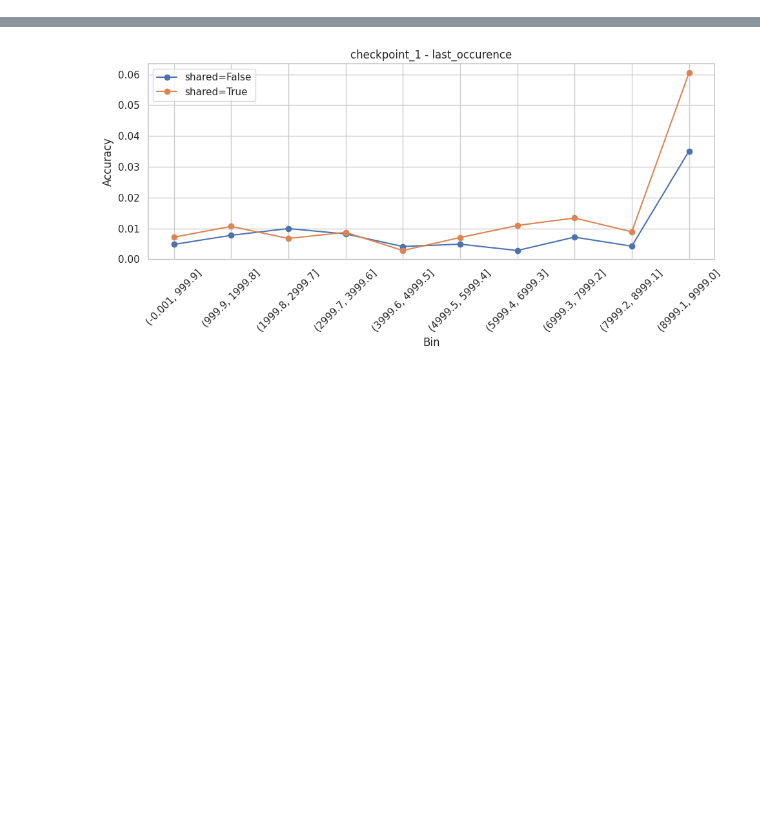
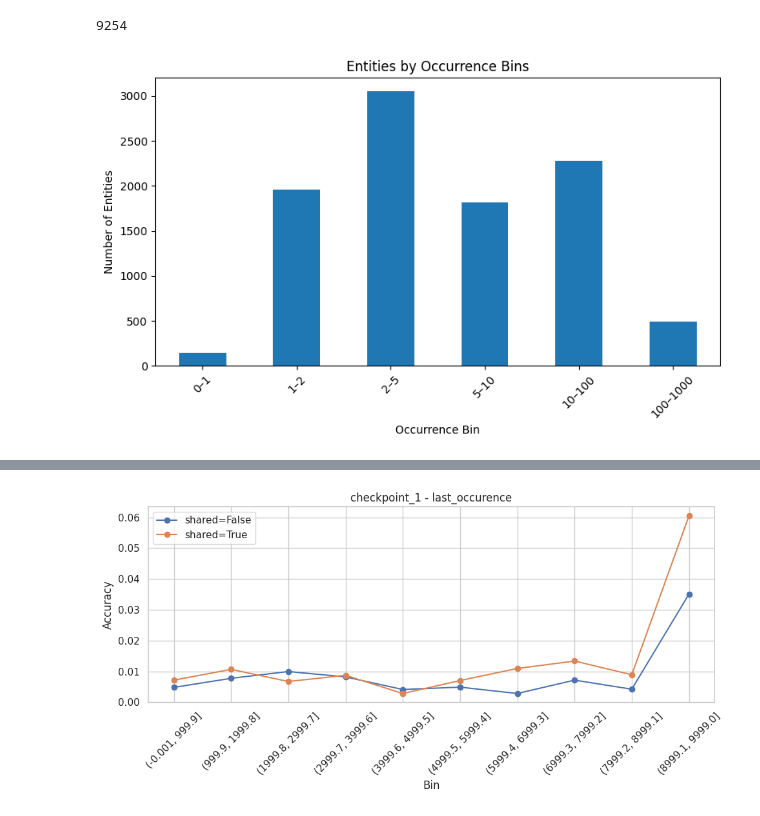
Before and after one commit to dhgottesman/OLMo-core, a Jupyter notebook: plot_performance_by_step.ipynb, the cells around one changed output, grey strips where cells are left out. Cells and saved outputs as stored; diff of their text form; code cells hidden in the pictures; blank space fills up the shorter version.

```diff
--- a/plot_performance_by_step.ipynb
+++ b/plot_performance_by_step.ipynb
@@ -172,3 +172,5 @@ def plot_occurences_of_last_seen_entities(df, checkpoint_name, output_folder):
 # %%
 all_checkpoints_performance_checkpoints = []
 all_last_bin_checkpoints = []
+# %%
+checkpoints = load_checkpoints(SHARED_CHECKPOINT_FOLDER)
@@ -175,3 +198,36 @@ all_last_bin_checkpoints = []
+# %%
+len([entity for entity, stats in checkpoints['checkpoint_final'].items() if "occurences" in stats and stats['occurences'] < 100])
+# %% [output]
+9254
+# %%
+# Step 1: Extract occurences
+entities = checkpoints['checkpoint_final']
+occurences_list = [info['occurences'] for info in entities.values() if 'occurences' in info]
+
+# Step 2: Define bins
+bins = [0, 1, 2, 5, 10, 100, 1000]  # Example bin edges
+bin_labels = [f"{bins[i]}–{bins[i+1]}" for i in range(len(bins)-1)]
+
+# Count how many occur in each bin
+import pandas as pd
+import numpy as np
+
+df = pd.DataFrame({'occurences': occurences_list})
+df['bin'] = pd.cut(df['occurences'], bins=bins, right=False, labels=bin_labels)
+
+bin_counts = df['bin'].value_counts().sort_index()
+
+# Step 3: Plot
+plt.figure(figsize=(8, 5))
+bin_counts.plot(kind='bar')
+plt.title("Entities by Occurrence Bins")
+plt.xlabel("Occurrence Bin")
+plt.ylabel("Number of Entities")
+plt.xticks(rotation=45)
+plt.tight_layout()
+plt.show()
+# %% [output]
+[figure, added]
 # %%
 checkpoints = load_checkpoints(SHARED_CHECKPOINT_FOLDER)
 for checkpoint_name, checkpoint_data in checkpoints.items():
```
Also changed, not shown: parts of 7 cells of this notebook, 1 other file.
